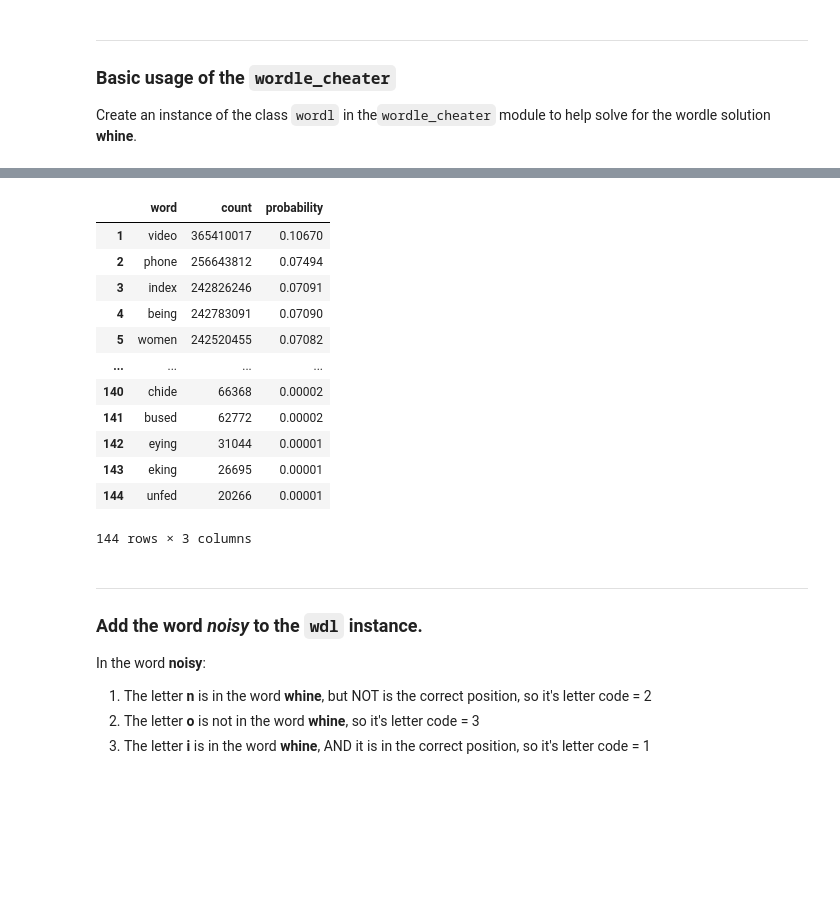
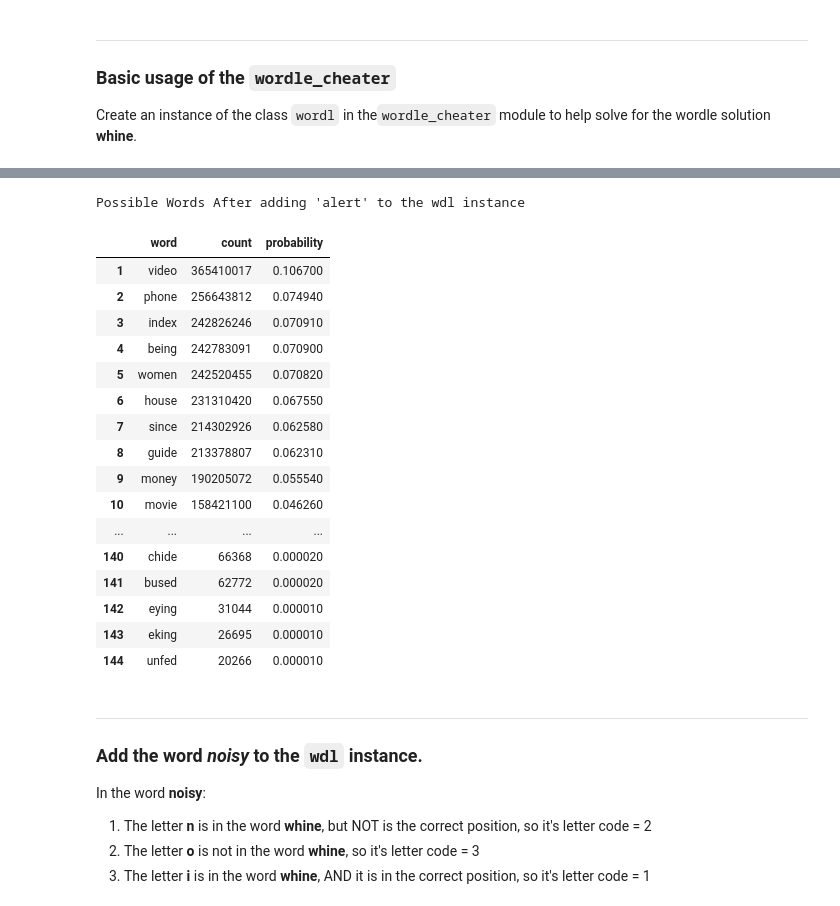
Before and after one commit to bgithub1/wordle_cheater, a Jupyter notebook: wordle_solver.ipynb, the cells around one changed output, grey strips where cells are left out. Saved outputs shown, nothing was run; the diff lists cells and outputs as text; code cells hidden in the pictures; blank space fills up the shorter version.

````diff
--- a/wordle_solver.ipynb
+++ b/wordle_solver.ipynb
@@ -38,23 +50,32 @@ So, for the word **alert**, the letter_codes array is:
 # %%
 # add the word 'alert' to the instance
 wdl.add_word('alert',[3,3,2,3,3])
 df = wrdlc.filter_words(wdl.try_it())
 df.probability = df.probability.round(5)
-df
+display.display(
+    df.style.set_caption(
+        "Possible Words After adding 'alert' to the wdl instance"
+    )
+)
 # %% [output]
+Possible Words After adding 'alert' to the wdl instance
 |  | word | count | probability |
-| 1 | video | 365410017 | 0.10670 |
-| 2 | phone | 256643812 | 0.07494 |
-| 3 | index | 242826246 | 0.07091 |
-| 4 | being | 242783091 | 0.07090 |
-| 5 | women | 242520455 | 0.07082 |
+| 1 | video | 365410017 | 0.106700 |
+| 2 | phone | 256643812 | 0.074940 |
+| 3 | index | 242826246 | 0.070910 |
+| 4 | being | 242783091 | 0.070900 |
+| 5 | women | 242520455 | 0.070820 |
+| 6 | house | 231310420 | 0.067550 |
+| 7 | since | 214302926 | 0.062580 |
+| 8 | guide | 213378807 | 0.062310 |
+| 9 | money | 190205072 | 0.055540 |
+| 10 | movie | 158421100 | 0.046260 |
 | ... | ... | ... | ... |
-| 140 | chide | 66368 | 0.00002 |
-| 141 | bused | 62772 | 0.00002 |
-| 142 | eying | 31044 | 0.00001 |
-| 143 | eking | 26695 | 0.00001 |
-| 144 | unfed | 20266 | 0.00001 |
+| 140 | chide | 66368 | 0.000020 |
+| 141 | bused | 62772 | 0.000020 |
+| 142 | eying | 31044 | 0.000010 |
+| 143 | eking | 26695 | 0.000010 |
+| 144 | unfed | 20266 | 0.000010 |
-144 rows × 3 columns
 # %% [markdown]
 ___
 ### Add the word *noisy* to the ```wdl``` instance.
````
Also changed, not shown: parts of 15 cells of this notebook.
